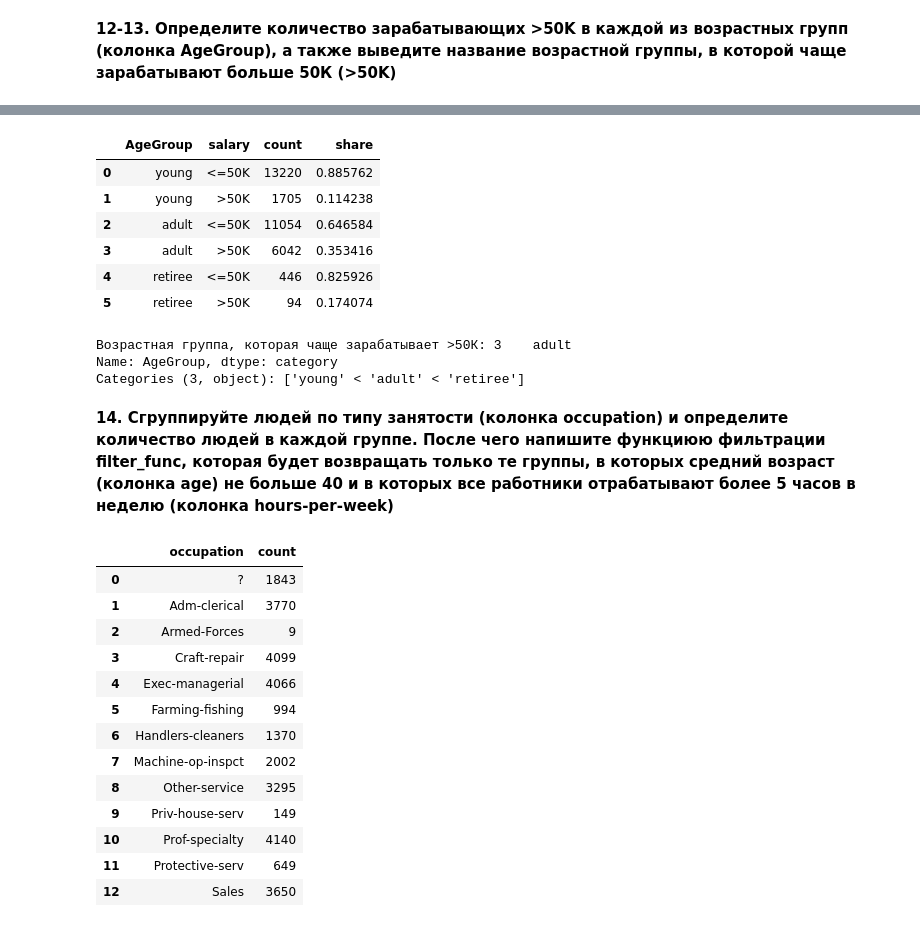
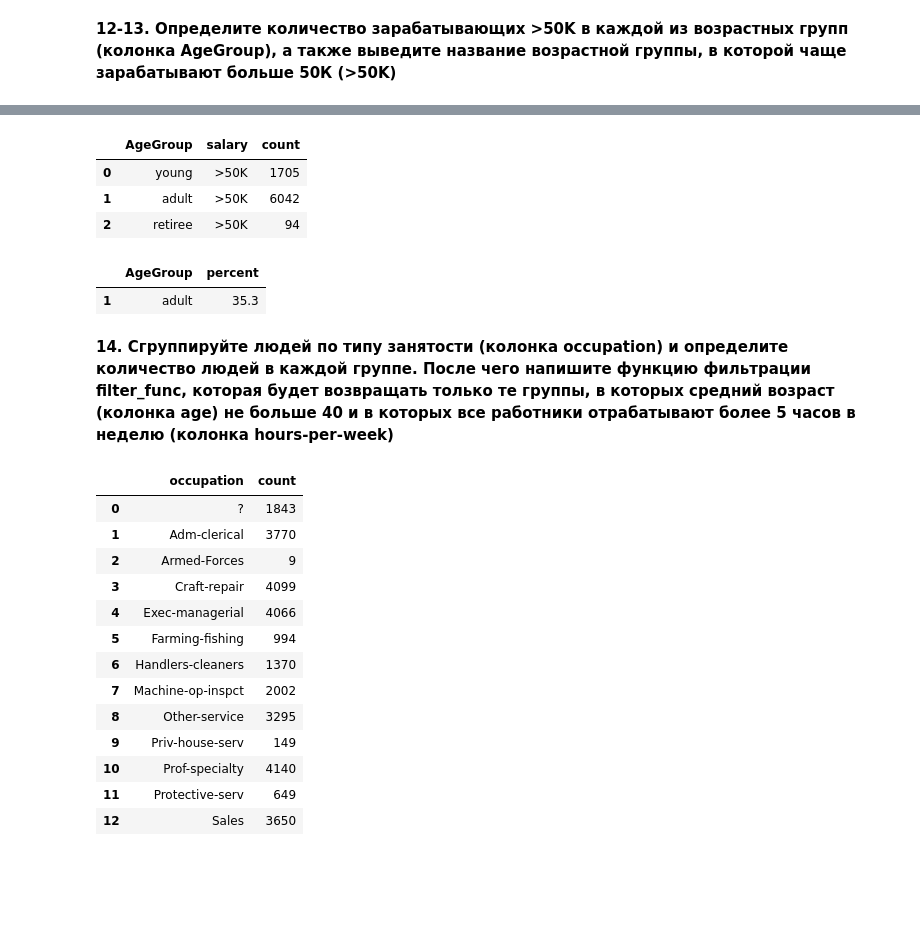
Before and after one commit to OlgaAlam/BigData_DE_Trainee, a Jupyter notebook: assignment_pandas_Telegina.ipynb, the cells around one changed output, grey strips where cells are left out. Cells and saved outputs as stored; diff of their text form; code cells hidden in the pictures; blank space fills up the shorter version.

```diff
--- a/assignment_pandas_Telegina.ipynb
+++ b/assignment_pandas_Telegina.ipynb
@@ -278,34 +200,26 @@ agegroup_salary
-# %%
-#Группировка по 'AgeGroup'
-#Расчет суммы для каждой группы (т.к. нам нужна доля внутри каждой группы)
-sum_by_group = agegroup_salary.groupby('AgeGroup')['count'].transform('sum')
-
-#Расчет доли
-agegroup_salary['share'] = agegroup_salary['count'] / sum_by_group
-agegroup_salary
-# %% [output]
-|  | AgeGroup | salary | count | share |
-| 0 | young | <=50K | 13220 | 0.885762 |
-| 1 | young | >50K | 1705 | 0.114238 |
-| 2 | adult | <=50K | 11054 | 0.646584 |
-| 3 | adult | >50K | 6042 | 0.353416 |
-| 4 | retiree | <=50K | 446 | 0.825926 |
-| 5 | retiree | >50K | 94 | 0.174074 |
-# %%
-#Фильтрация датасета по доходу >50K
-agegroup_50Kmore = agegroup_salary[agegroup_salary['salary'] == '>50K']
-
-#Поиск максимальной доли (признак share) в отфильтрованном датасете
-max_share = agegroup_50Kmore['share'].max()
-
-#Определение значения в признаке AgeGroup с максимальной долей
-a = agegroup_50Kmore.loc[agegroup_50Kmore['share'] == max_share, 'AgeGroup']
-
-print(f'Возрастная группа, которая чаще зарабатывает >50К: {a}')
-# %% [output]
-Возрастная группа, которая чаще зарабатывает >50К: 3    adult
-Name: AgeGroup, dtype: category
-Categories (3, object): ['young' < 'adult' < 'retiree']
+# %%
+#Data grouped by age group and salary
+agegroup_salary = data2.groupby(by=['AgeGroup','salary'], observed=True, as_index=False)[['salary']].value_counts()
+
+#Amounts by age group
+sum_by_group = agegroup_salary.groupby(by=['AgeGroup'], observed=True)['count'].transform('sum')
+
+#Percentage of people with >50K and <=50K salary by age group
+agegroup_salary['percent'] = (agegroup_salary['count'] / sum_by_group * 100).round(1)
+
+rich = agegroup_salary[agegroup_salary['salary'] == '>50K'].reset_index(drop=True)
+rich.drop('percent', axis=1)
+# %% [output]
+|  | AgeGroup | salary | count |
+| 0 | young | >50K | 1705 |
+| 1 | adult | >50K | 6042 |
+| 2 | retiree | >50K | 94 |
+# %%
+#Age group including maximum percentage of people with >50K salary
+rich[rich['percent'] == rich['percent'].max()].drop(['count', 'salary'], axis=1)
+# %% [output]
+|  | AgeGroup | percent |
+| 1 | adult | 35.3 |
 # %% [markdown]
-**14. Сгруппируйте людей по типу занятости (колонка occupation) и определите количество людей в каждой группе. После чего напишите функциюю фильтрации filter_func, которая будет возвращать только те группы, в которых средний возраст (колонка age) не больше 40 и в которых все работники отрабатывают более 5 часов в неделю (колонка hours-per-week)**
+**14. Сгруппируйте людей по типу занятости (колонка occupation) и определите количество людей в каждой группе. После чего напишите функцию фильтрации filter_func, которая будет возвращать только те группы, в которых средний возраст (колонка age) не больше 40 и в которых все работники отрабатывают более 5 часов в неделю (колонка hours-per-week)**
 # %%
```
Also changed, not shown: parts of 36 cells of this notebook, 2 other files.
